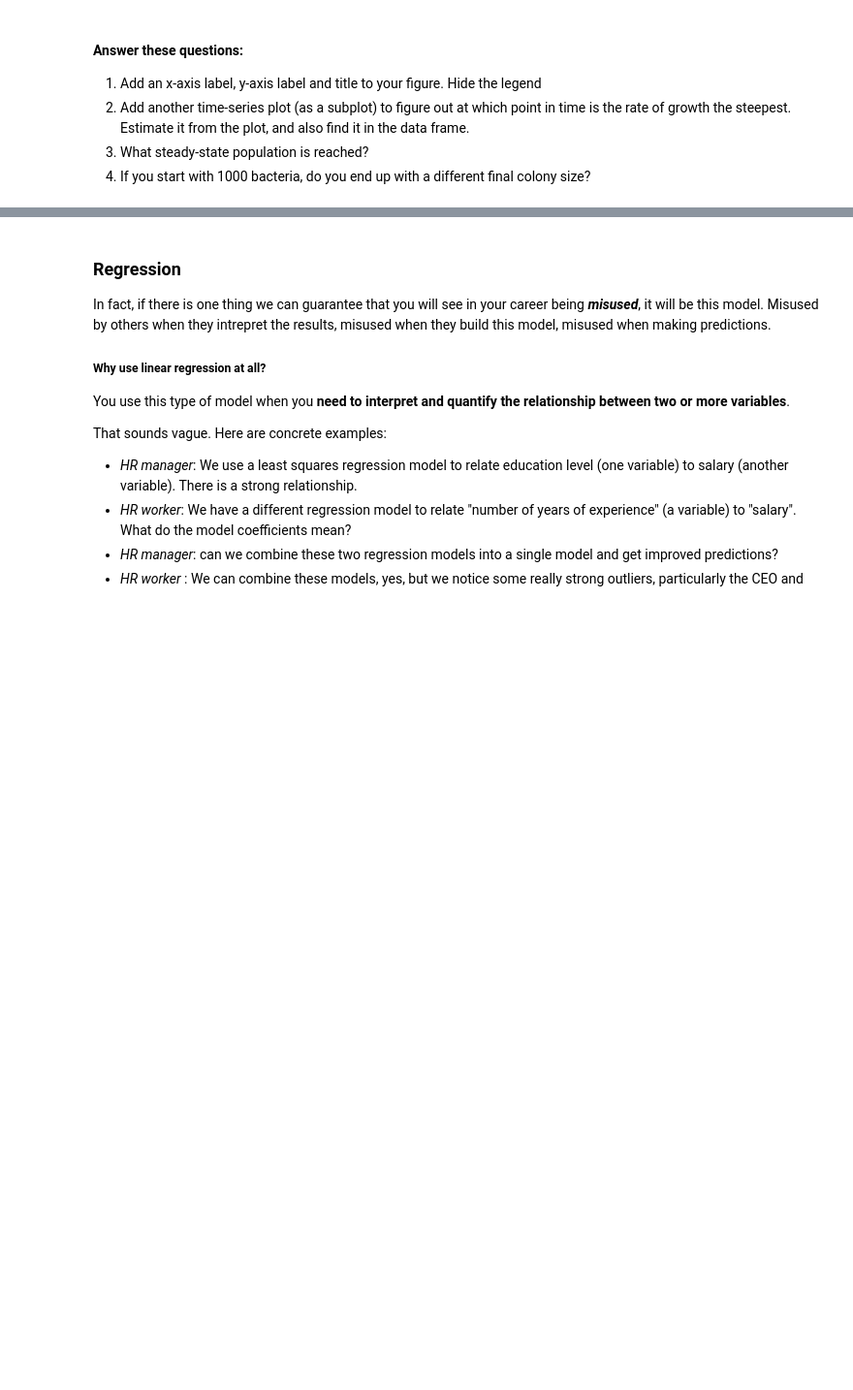
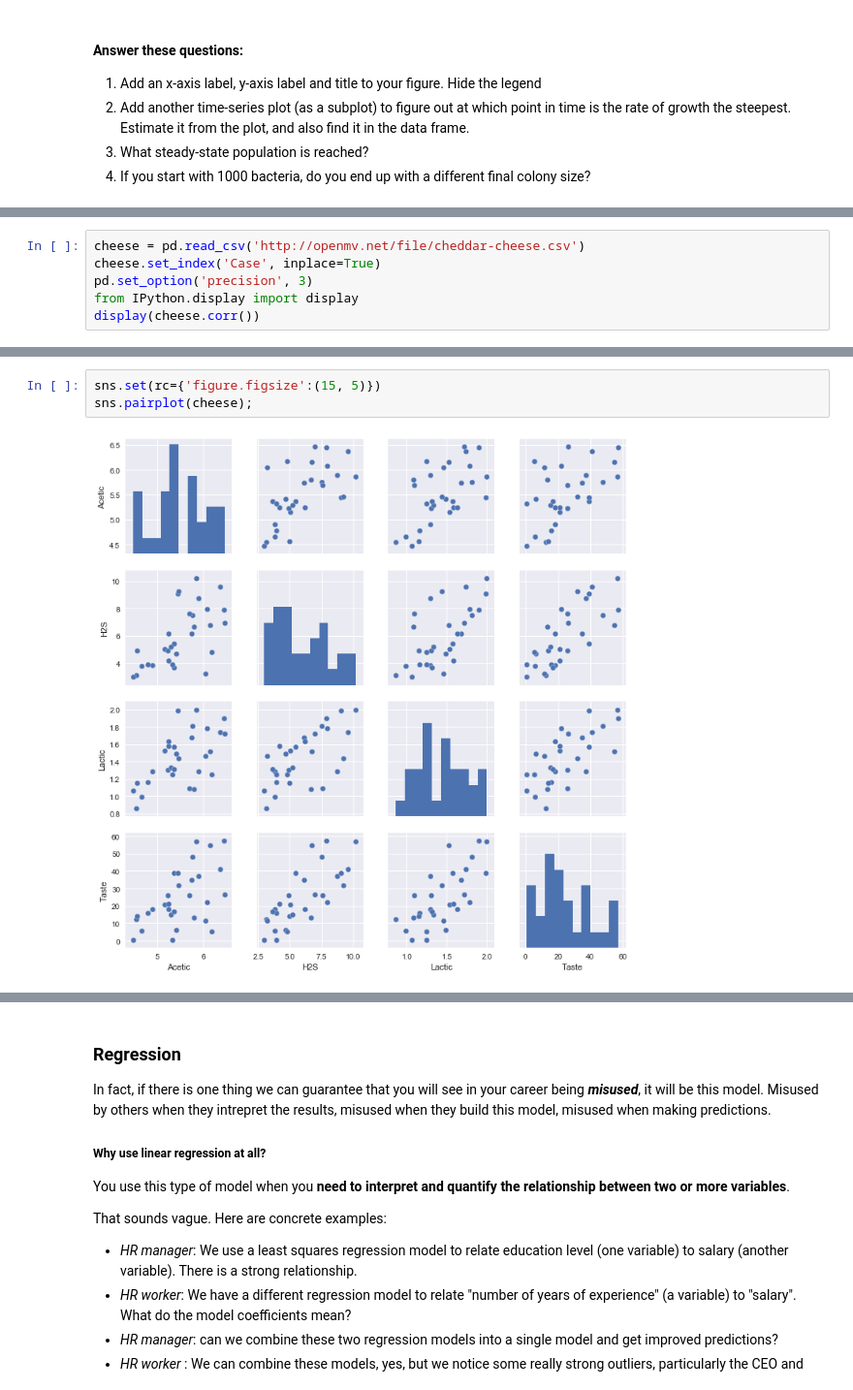
Before and after one commit to kgdunn/python-basic-notebooks, a Jupyter notebook: Module-10-interactive.ipynb, the cells around one changed output, grey strips where cells are left out. Shown at 97% size. Cells and saved outputs as stored; diff of their text form; blank space fills up the shorter version.

```diff
--- a/Module-10-interactive.ipynb
+++ b/Module-10-interactive.ipynb
@@ -484,0 +527,6 @@ In summary:
+# %%
+cheese = pd.read_csv('http://openmv.net/file/cheddar-cheese.csv')
+cheese.set_index('Case', inplace=True)
+pd.set_option('precision', 3)
+from IPython.display import display
+display(cheese.corr())
@@ -484,0 +547,5 @@ In summary:
+# %%
+sns.set(rc={'figure.figsize':(15, 5)})
+sns.pairplot(cheese);
+# %% [output]
+[figure, added]
```
Also changed, not shown: parts of 14 cells of this notebook, 1 other file.
